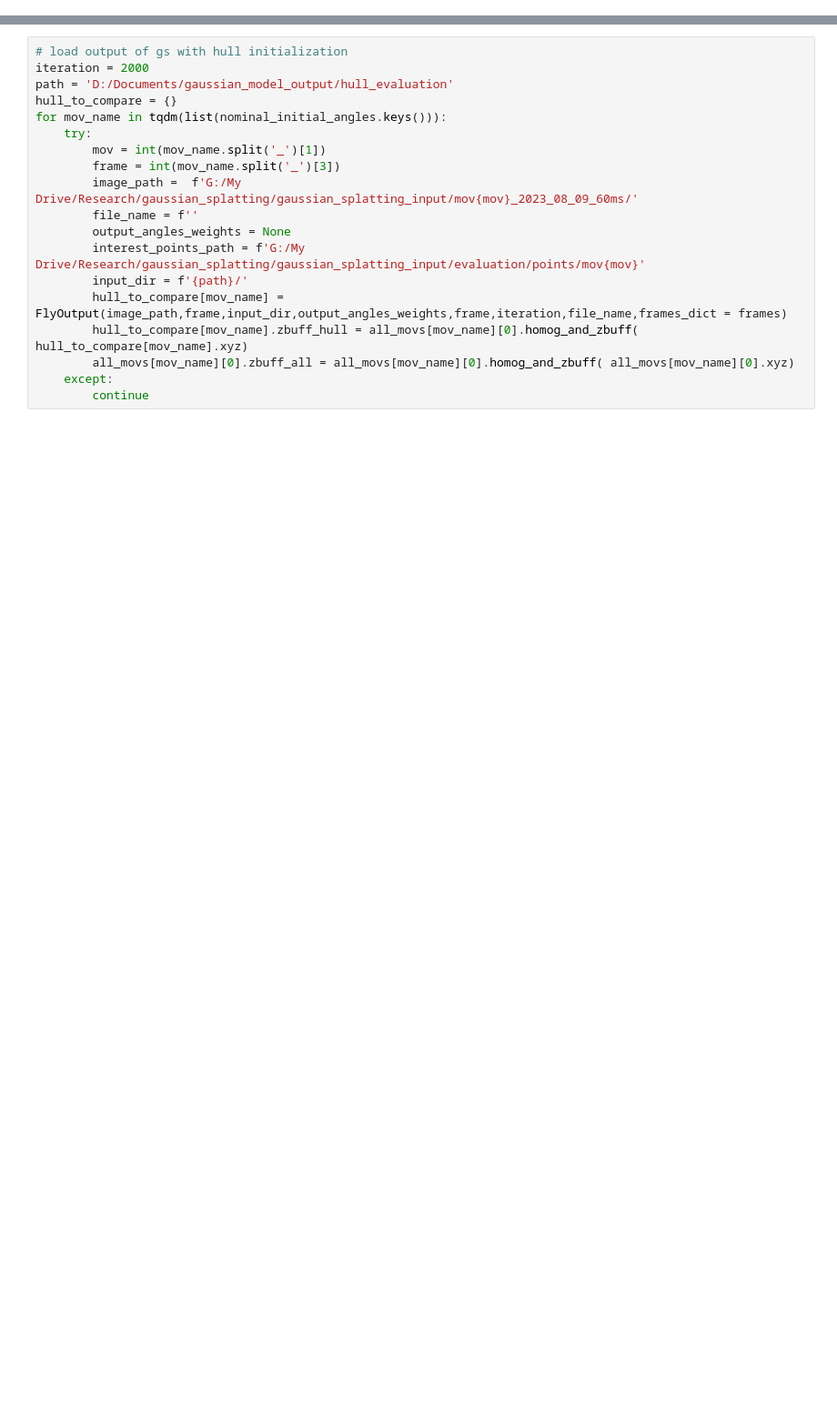
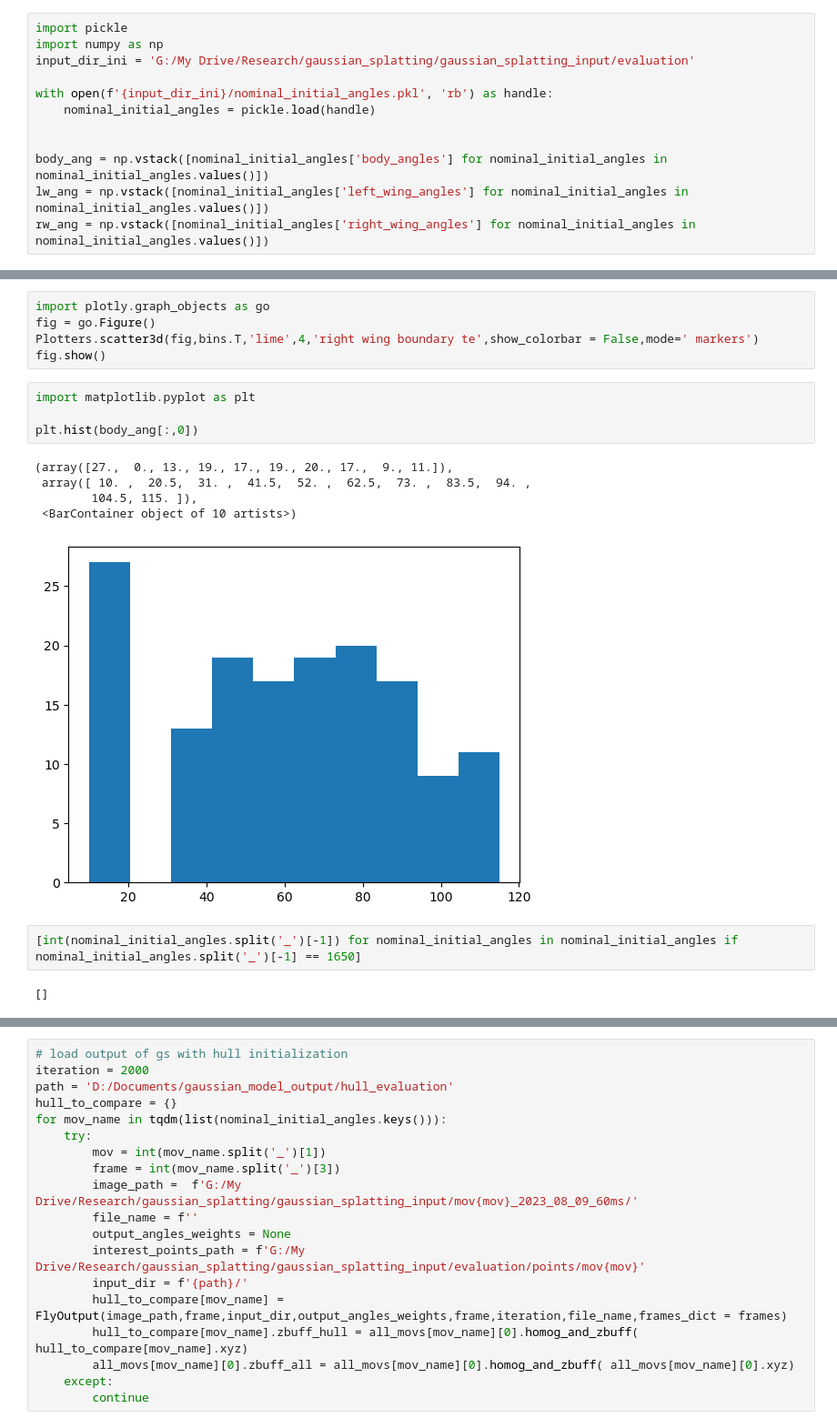
Before and after one commit to shuiit/model_gaussian_splatting, a Jupyter notebook: evaluation/evaluation.ipynb, the cells around one changed output, grey strips where cells are left out. Shown: that part at 91% size. Saved outputs shown, nothing was run; the diff lists cells and outputs as text; blank space fills up the shorter version.

Commit message:
evaluation all class

```diff
--- a/evaluation/evaluation.ipynb
+++ b/evaluation/evaluation.ipynb
@@ -117,0 +121,12 @@ dirs[0].split('_')
+# %%
+import pickle
+import numpy as np
+input_dir_ini = 'G:/My Drive/Research/gaussian_splatting/gaussian_splatting_input/evaluation'
+
+with open(f'{input_dir_ini}/nominal_initial_angles.pkl', 'rb') as handle:
+    nominal_initial_angles = pickle.load(handle)
+
+
+body_ang = np.vstack([nominal_initial_angles['body_angles'] for nominal_initial_angles in nominal_initial_angles.values()])
+lw_ang = np.vstack([nominal_initial_angles['left_wing_angles'] for nominal_initial_angles in nominal_initial_angles.values()])
+rw_ang = np.vstack([nominal_initial_angles['right_wing_angles'] for nominal_initial_angles in nominal_initial_angles.values()])
@@ -118,3 +160,22 @@ dirs[0].split('_')
+# %%
+import plotly.graph_objects as go
+fig = go.Figure()
+Plotters.scatter3d(fig,bins.T,'lime',4,'right wing boundary te',show_colorbar = False,mode=' markers')
+fig.show()
+# %%
+import matplotlib.pyplot as plt
+
+plt.hist(body_ang[:,0])
+# %% [output]
+(array([27.,  0., 13., 19., 17., 19., 20., 17.,  9., 11.]),
+ array([ 10. ,  20.5,  31. ,  41.5,  52. ,  62.5,  73. ,  83.5,  94. ,
+        104.5, 115. ]),
+ <BarContainer object of 10 artists>)
+[figure, added]
+# %%
+[int(nominal_initial_angles.split('_')[-1]) for nominal_initial_angles in nominal_initial_angles if nominal_initial_angles.split('_')[-1] == 1650]
+# %% [output]
+[]
 # %%
 # load model frames and hull
 
```
Also changed, not shown: parts of 44 cells of this notebook, 20 other files.
